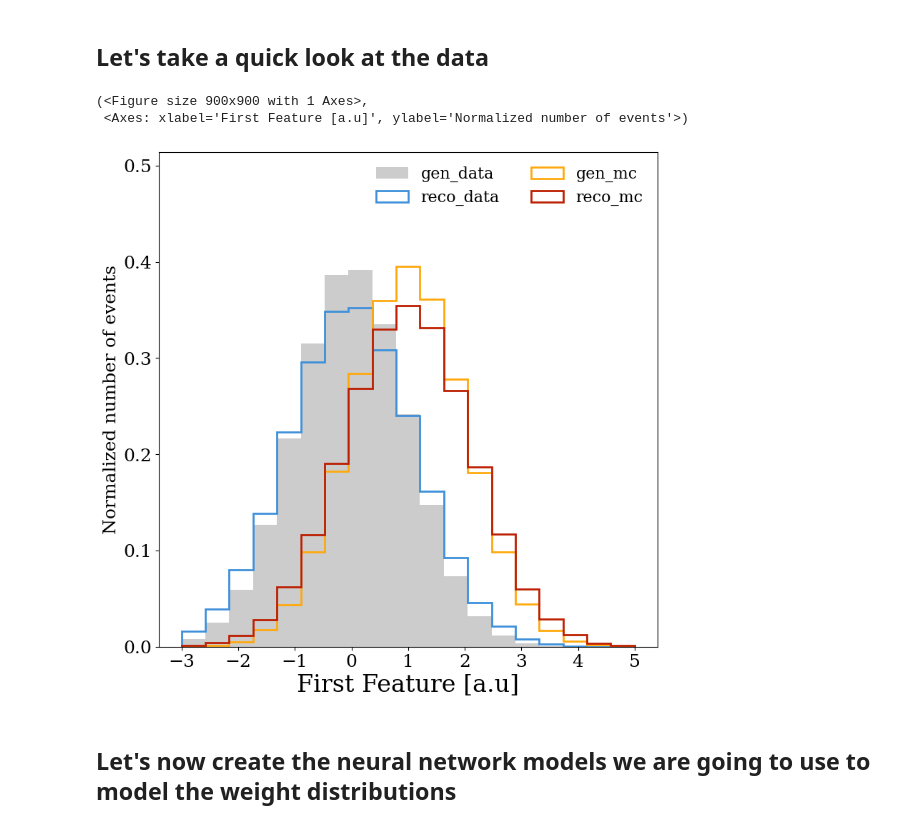
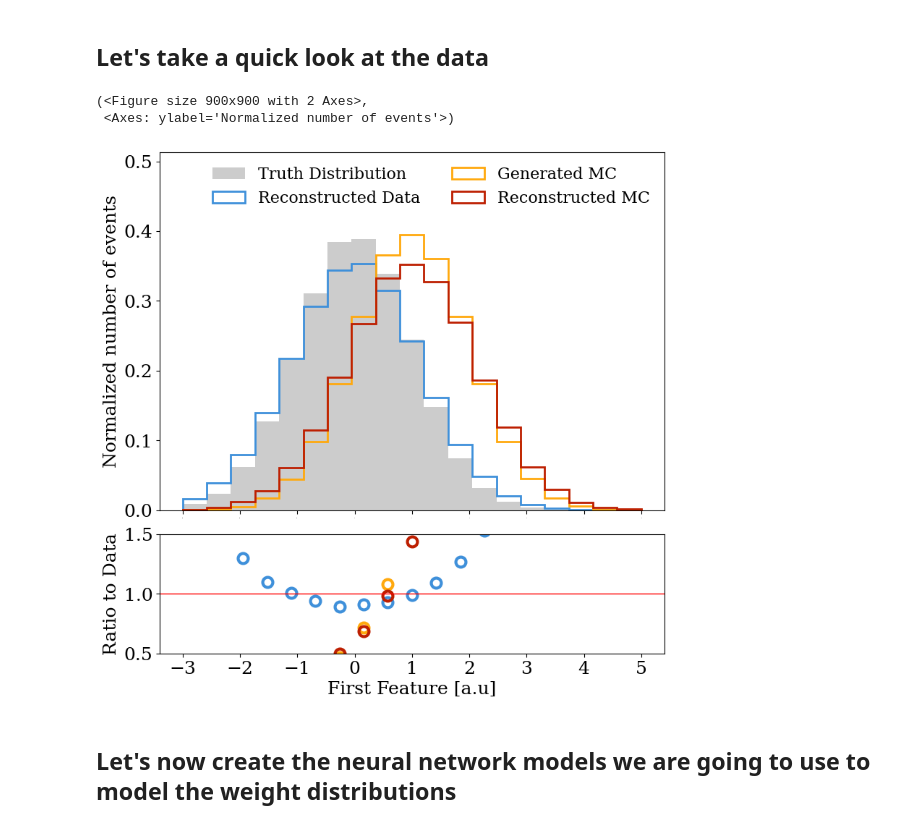
Before and after one commit to ViniciusMikuni/omnifold, a Jupyter notebook: OmniFold_example_pc.ipynb, the cells around one changed output. Drawn from its saved outputs; the diff is of its cells as text; code cells hidden in the pictures.

```diff
--- a/OmniFold_example_pc.ipynb
+++ b/OmniFold_example_pc.ipynb
@@ -48,16 +50,16 @@ INFO: Normalizing sum of weights to 1000000 ...
 # %%
 SetStyle()
 data_dict = {
-    'gen_data': gen_data[:,0, 0],
-    'reco_data': reco_data[:,0, 0],
-    'gen_mc': gen_mc[:,0, 0],
-    'reco_mc': reco_mc[:,0, 0],
+    'Truth Distribution': gen_data[:,0, 0],
+    'Reconstructed Data': reco_data[:,0, 0],
+    'Generated MC': gen_mc[:,0, 0],
+    'Reconstructed MC': reco_mc[:,0, 0],
 }
-HistRoutine(data_dict,'First Feature [a.u]', reference_name = 'gen_data',plot_ratio=False, binning = np.linspace(-3,5,20))
+HistRoutine(data_dict,'First Feature [a.u]', reference_name = 'Truth Distribution', binning = np.linspace(-3,5,20))
 # %% [output]
-(<Figure size 900x900 with 1 Axes>,
- <Axes: xlabel='First Feature [a.u]', ylabel='Normalized number of events'>)
+(<Figure size 900x900 with 2 Axes>,
+ <Axes: ylabel='Normalized number of events'>)
-[figure, old version]
+[figure, new version]
 # %% [markdown]
 ## Let's now create the neural network models we are going to use to model the weight distributions
 # %%
```
Also changed, not shown: parts of 9 cells of this notebook, 6 other files.
